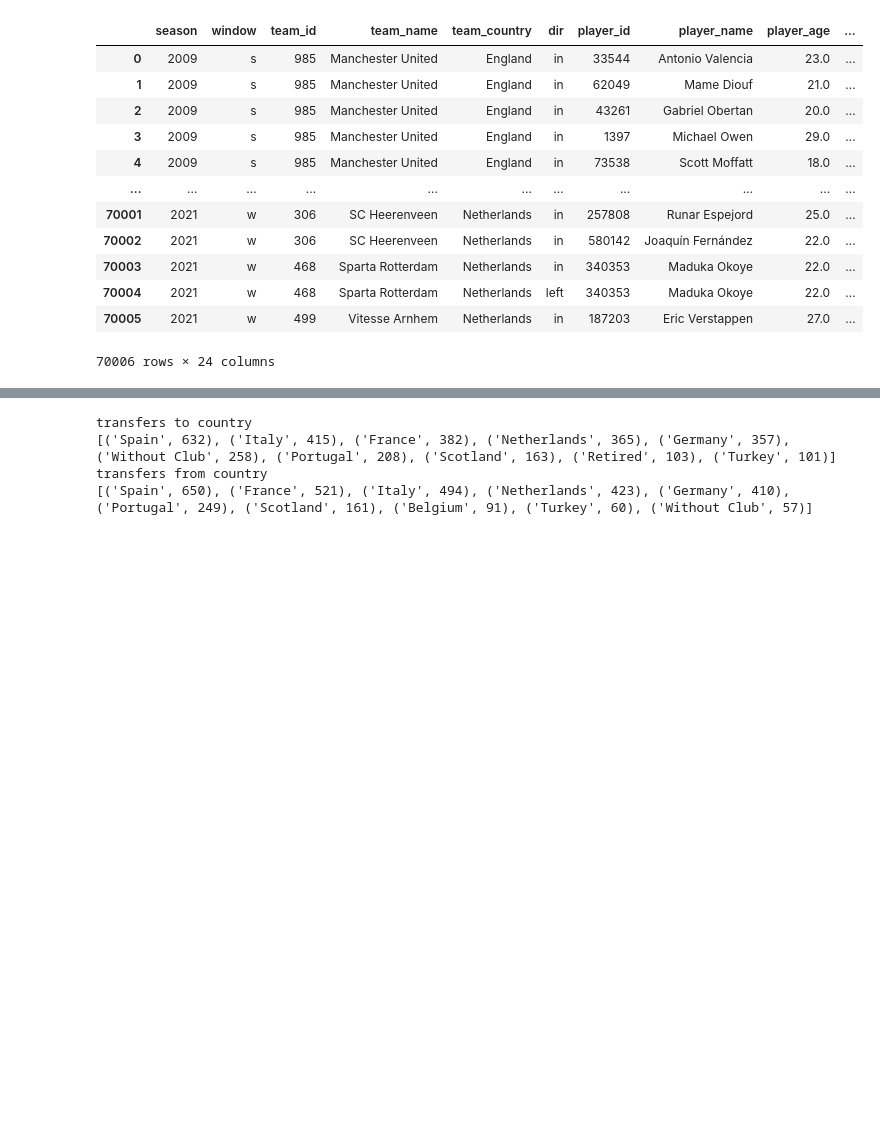
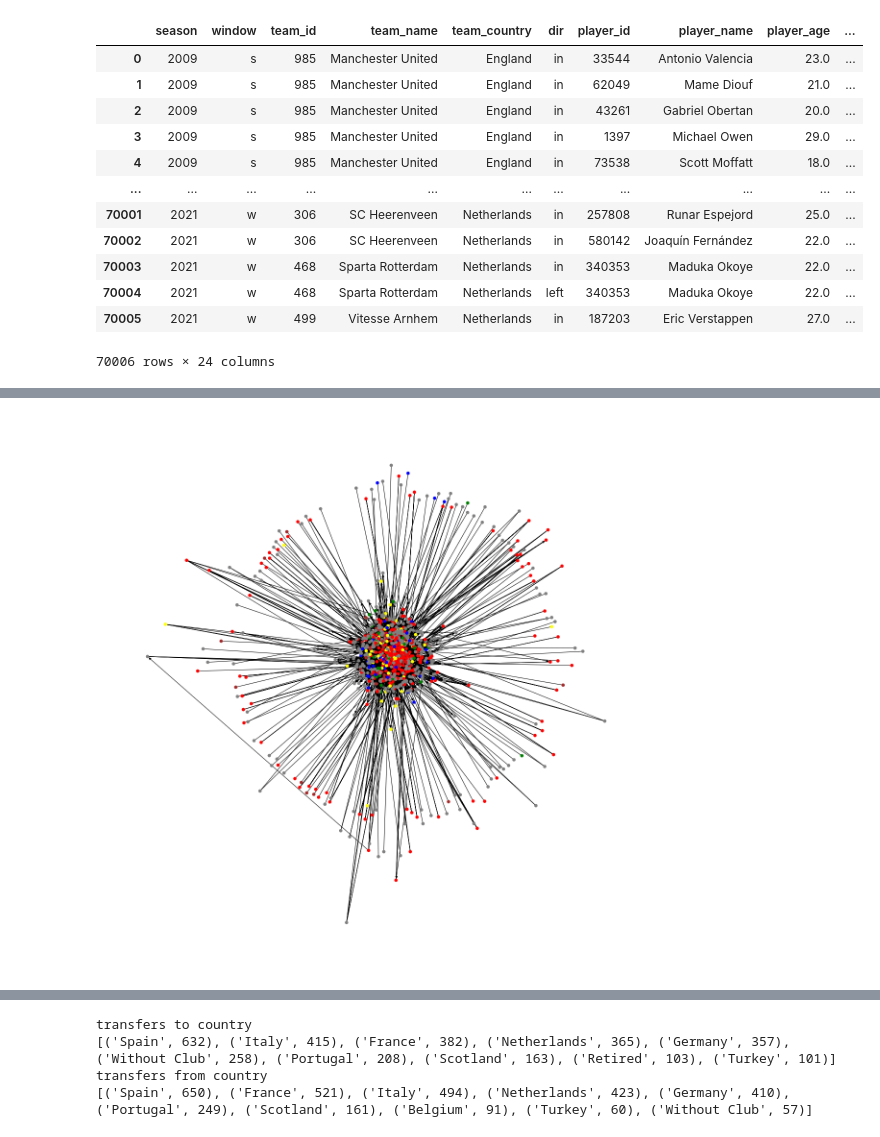
Before and after one commit to drykkur/SocGraphFinalP, a Jupyter notebook: socGraphFinalProj.ipynb, the cells around one changed output, grey strips where cells are left out. Saved outputs shown, nothing was run; the diff lists cells and outputs as text; code cells hidden in the pictures; blank space fills up the shorter version.

```diff
--- a/socGraphFinalProj.ipynb
+++ b/socGraphFinalProj.ipynb
@@ -125,3 +157,12 @@ UsageError: %colors: you must specify a color scheme. See '%colors?'
+# %%
+colors = ['red' if nx.get_node_attributes(G, 'league')[i] == 'England' else 'yellow' if nx.get_node_attributes(G, 'league')[i] == 'Spain'
+          else 'blue' if nx.get_node_attributes(G, 'league')[i] == 'Italy' else 'green' if nx.get_node_attributes(G, 'league')[i] == 'Germany'
+          else 'brown' if nx.get_node_attributes(G, 'league')[i] == 'France' else 'gray' for i in G.nodes()]
+plt.figure(figsize=(16,16))
+#plt.axis([-1500, 1500, -1500, 1500])
+nx.draw(G, pos=positions, node_color=colors, edge_color='black', arrows=True, arrowsize=10, node_size=35)
+# %% [output]
+[figure, added]
 # %%
 #nx.get_node_attributes(G, 'league')
 fig = plt.figure("Degree of a random graph", figsize=(18, 18))
```
Also changed, not shown: parts of 6 cells of this notebook.
